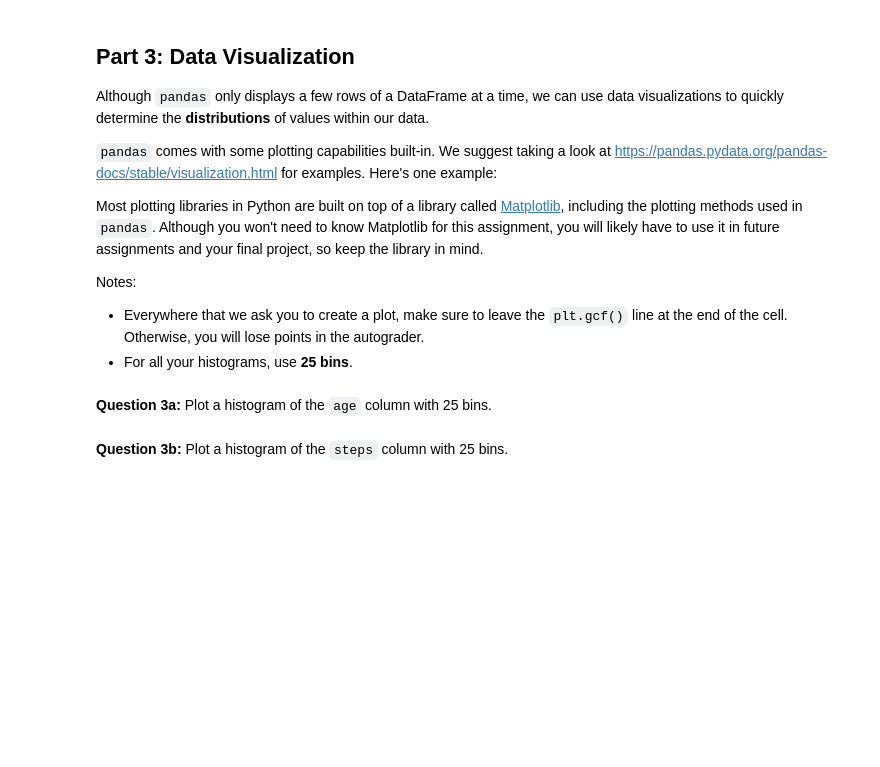
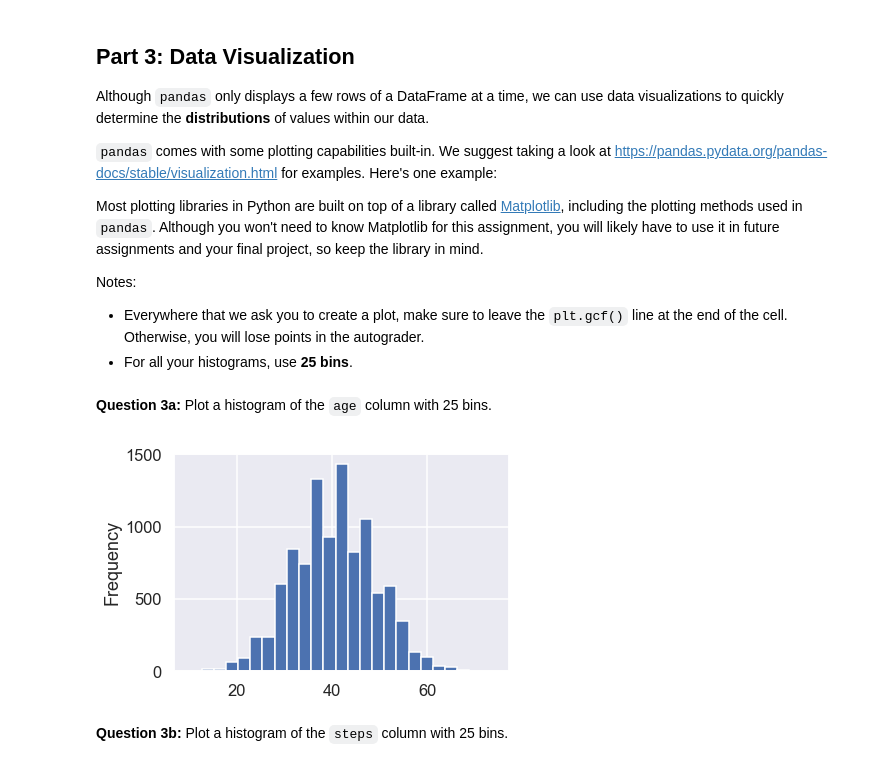
Before and after one commit to escalonajonah/Assignments, a Jupyter notebook: A2/A2_DataExploration.ipynb, the cells around one changed output. Saved outputs shown, nothing was run; the diff lists cells and outputs as text; code cells hidden in the pictures; blank space fills up the shorter version.

```diff
--- a/A2/A2_DataExploration.ipynb
+++ b/A2/A2_DataExploration.ipynb
@@ -183,8 +180,7 @@ assert(n_nan)
 # %%
 # Remove all rows from df that have missing data. In other words, remove all rows with NaN values.
 
-# YOUR CODE HERE
-raise NotImplementedError()
+df = df.dropna(subset = ['income'])
 # %%
 # Tests for 2b
 
@@ -245,3 +236,9 @@ f1 = plt.gcf()
+# %%
+df['age'].plot.hist(bins = 25)
+
+f1 = plt.gcf()
+# %% [output]
+[figure, added]
 # %%
 # Tests for 3a
 
```
Also changed, not shown: parts of 28 cells of this notebook.
